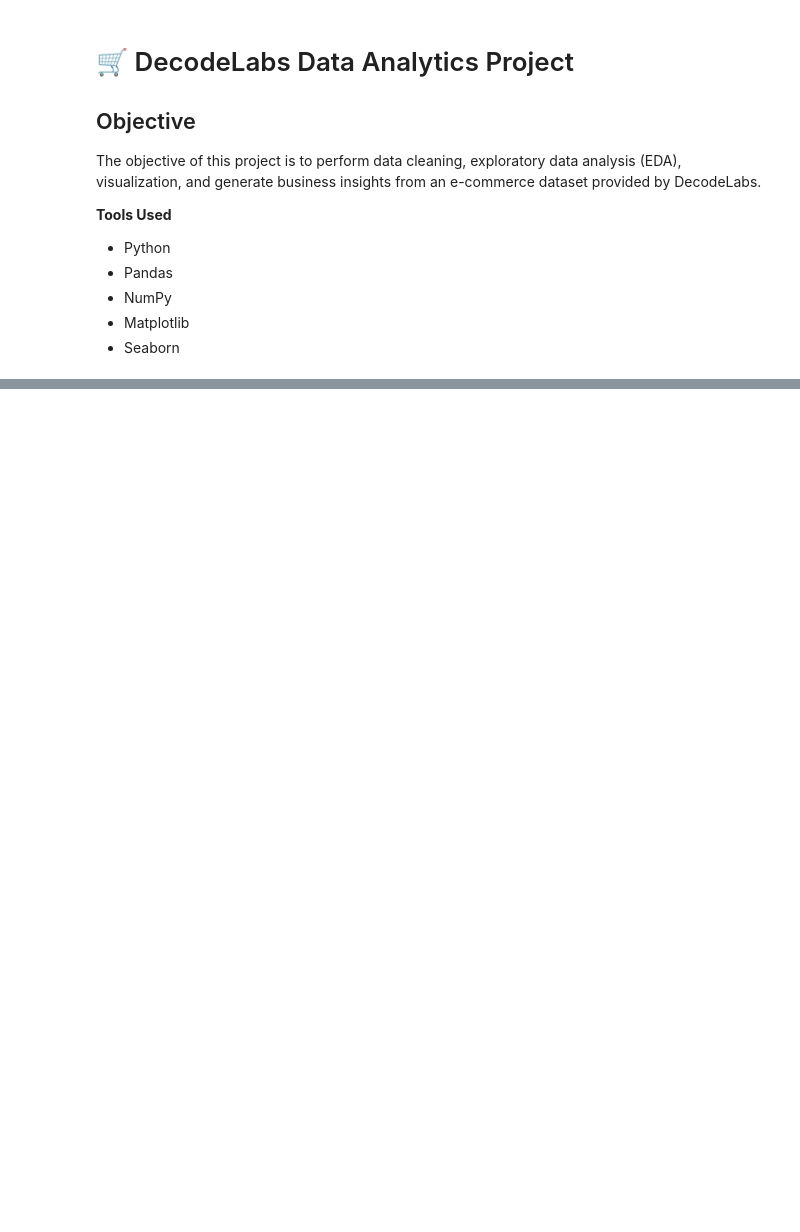
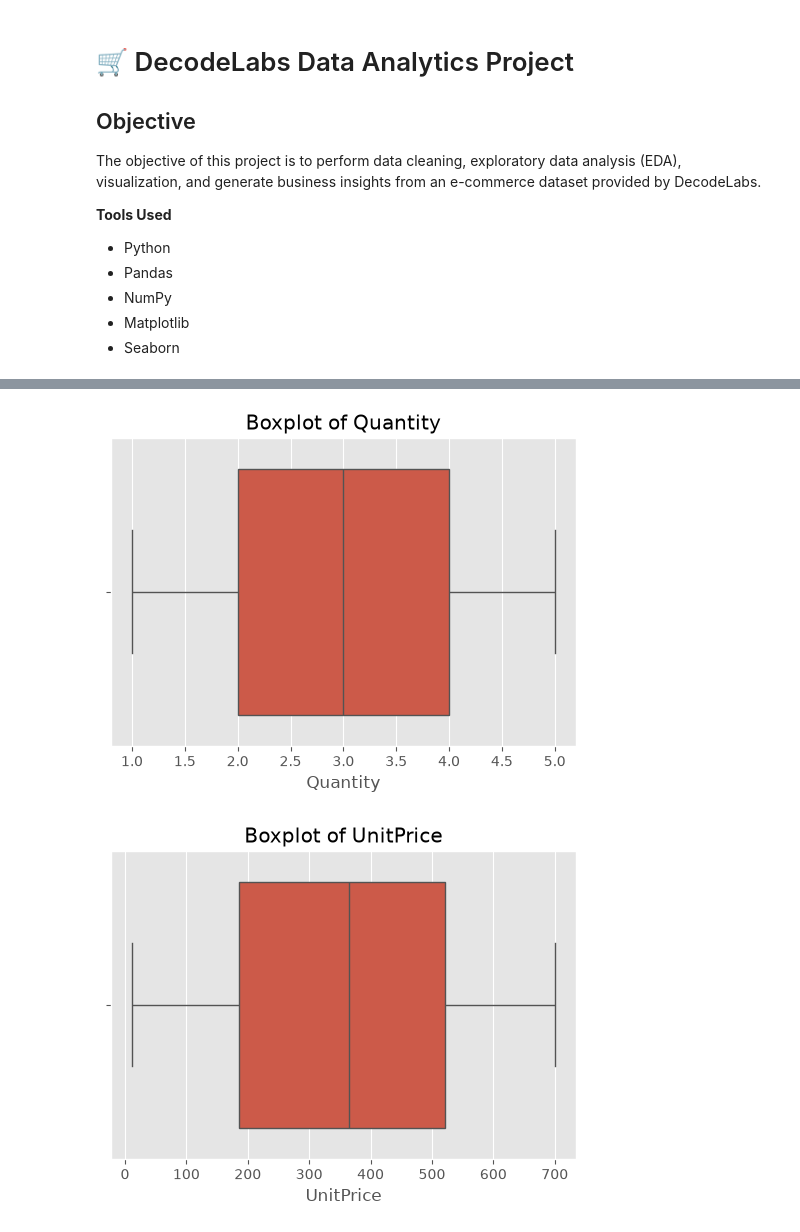
Before and after one commit to PrashansaMishra-max/DecodelabsP1, a Jupyter notebook: notebooks/project1.ipynb, the cells around one changed output, grey strips where cells are left out. Cells and saved outputs as stored; diff of their text form; code cells hidden in the pictures; blank space fills up the shorter version.

```diff
--- a/notebooks/project1.ipynb
+++ b/notebooks/project1.ipynb
@@ -38,0 +29,4 @@ These issues prevent direct analysis and require preprocessing before EDA.
+# %%
+df = pd.read_excel("../data/dataset.xlsx")
+
+df.head()
@@ -38,0 +132,4 @@ These issues prevent direct analysis and require preprocessing before EDA.
+# %%
+for column in df.columns:
+    print(f"\n{column}")
+    print(df[column].nunique())
@@ -38,0 +178,6 @@ These issues prevent direct analysis and require preprocessing before EDA.
+# %%
+# Fill missing coupon codes
+df["CouponCode"] = df["CouponCode"].fillna("No Coupon")
+
+# Verify
+df["CouponCode"].isnull().sum()
@@ -38,0 +188,4 @@ These issues prevent direct analysis and require preprocessing before EDA.
+# %%
+numeric_columns = ["Quantity", "UnitPrice", "ItemsInCart", "TotalPrice"]
+
+df[numeric_columns].describe()
@@ -38,0 +202,9 @@ These issues prevent direct analysis and require preprocessing before EDA.
+# %%
+for column in numeric_columns:
+    plt.figure(figsize=(6, 4))
+    sns.boxplot(x=df[column])
+    plt.title(f"Boxplot of {column}")
+    plt.show()
+# %% [output]
+[figure, added]
+[figure, added]
```
Also changed, not shown: parts of 52 cells of this notebook, 1 other file.
